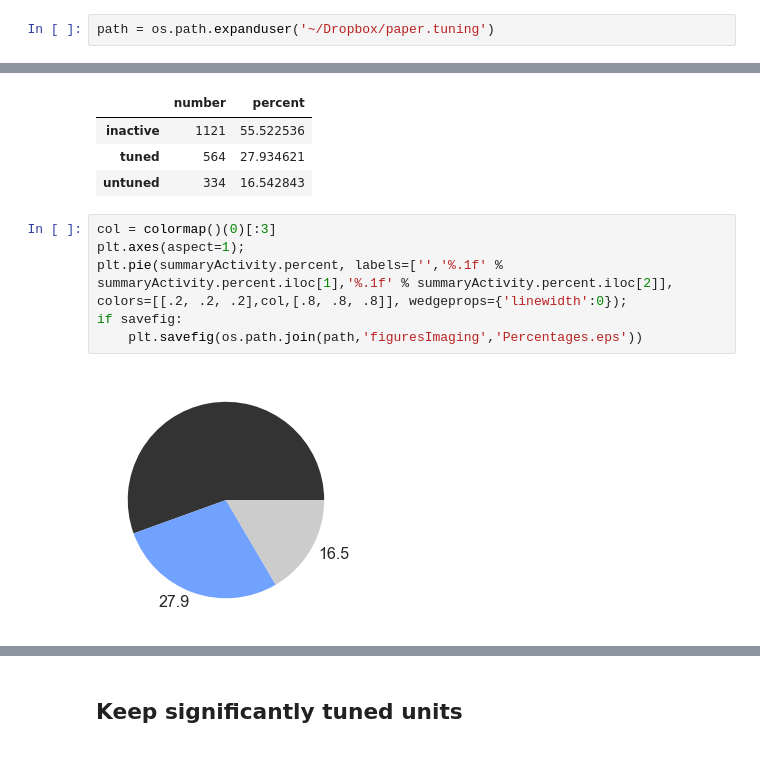
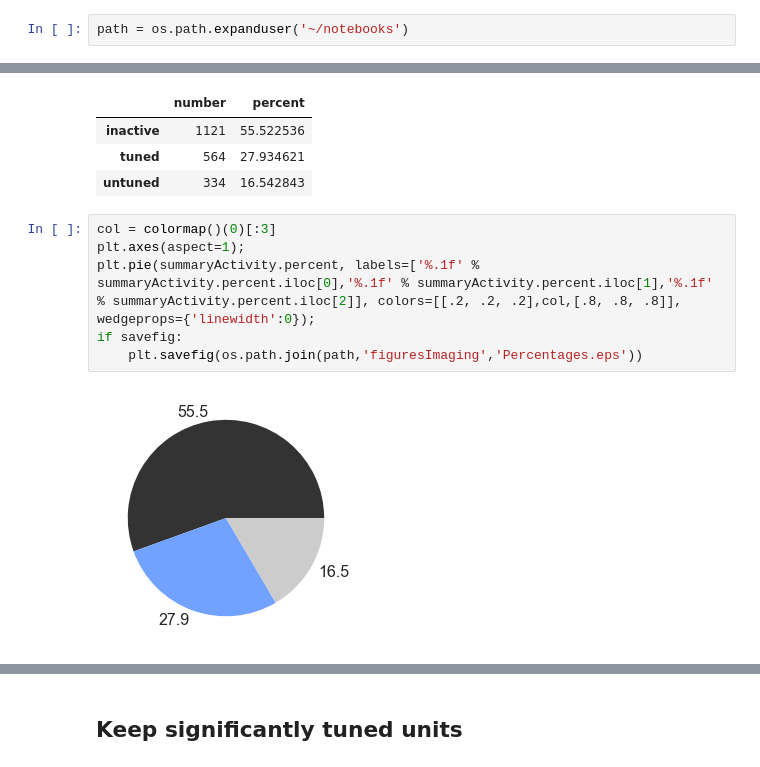
Before and after one commit to sofroniewn/tactile-coding, a Jupyter notebook: imagingTable.ipynb, the cells around one changed output, grey strips where cells are left out. Saved outputs shown, nothing was run; the diff lists cells and outputs as text.

```diff
--- a/imagingTable.ipynb
+++ b/imagingTable.ipynb
@@ -94,7 +94,7 @@ smooth = 1
 # %% [markdown]
 #### Specify location of the data
 # %%
-path = os.path.expanduser('~/Dropbox/paper.tuning')
+path = os.path.expanduser('~/notebooks')
 # %% [markdown]
 #### Load the tables from each session
 # %%
@@ -136,8 +134,8 @@ summaryActivity
 # %%
 col = colormap()(0)[:3]
 plt.axes(aspect=1);
-plt.pie(summaryActivity.percent, labels=['','%.1f' % summaryActivity.percent.iloc[1],'%.1f' % summaryActivity.percent.iloc[2]], colors=[[.2, .2, .2],col,[.8, .8, .8]], wedgeprops={'linewidth':0});
+plt.pie(summaryActivity.percent, labels=['%.1f' % summaryActivity.percent.iloc[0],'%.1f' % summaryActivity.percent.iloc[1],'%.1f' % summaryActivity.percent.iloc[2]], colors=[[.2, .2, .2],col,[.8, .8, .8]], wedgeprops={'linewidth':0});
 if savefig:
     plt.savefig(os.path.join(path,'figuresImaging','Percentages.eps'))
 # %% [output]
-[figure, old version]
+[figure, new version]
```
Also changed, not shown: parts of 40 cells of this notebook.
